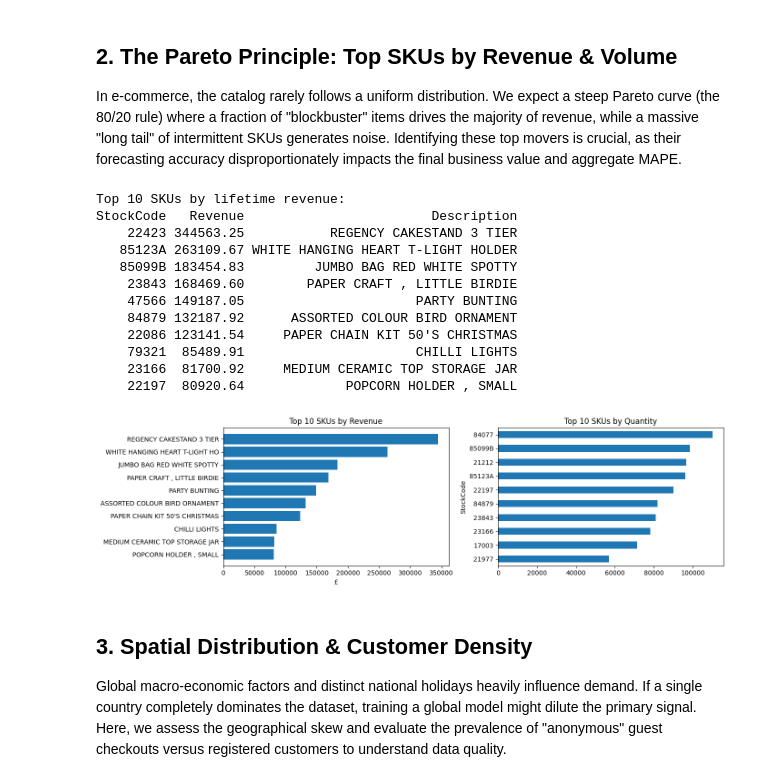
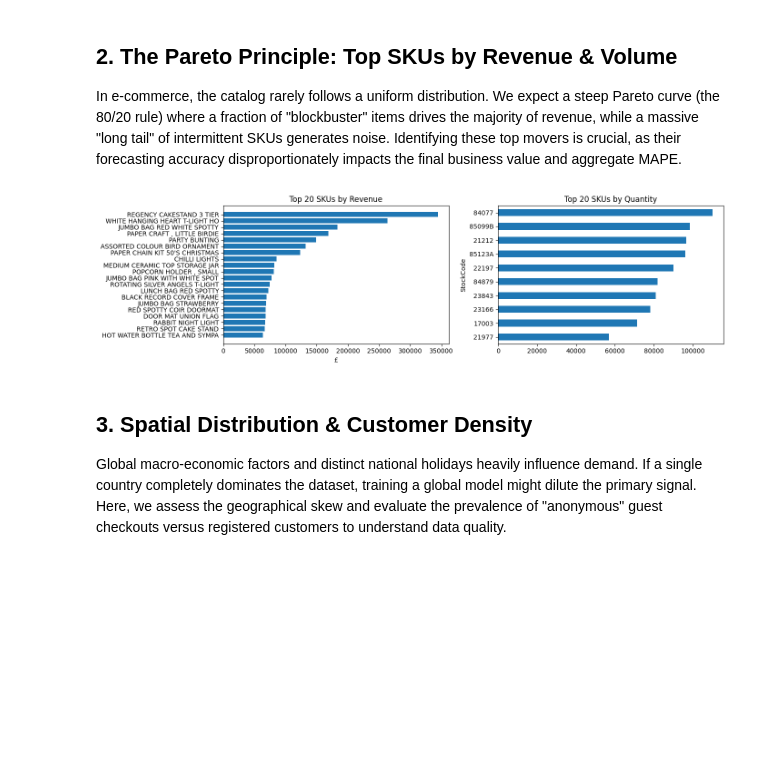
Before and after one commit to fede-giorgi/forecasting-retail, a Jupyter notebook: notebooks/eda_playground.ipynb, the cells around one changed output. Drawn from its saved outputs; the diff is of its cells as text; code cells hidden in the pictures; blank space fills up the shorter version.

```diff
--- a/notebooks/eda_playground.ipynb
+++ b/notebooks/eda_playground.ipynb
@@ -67,36 +67,22 @@ Identifying these top movers is crucial, as their forecasting accuracy dispropor
 # %%
 weekly = aggregate_weekly_sku(sales)
 by_rev = weekly.groupby('StockCode')['Revenue'].sum().sort_values(ascending=False)
 by_vol = weekly.groupby('StockCode')['Quantity'].sum().sort_values(ascending=False)
 
-top_rev = by_rev.head(10).reset_index()
+top_rev = by_rev.head(20).reset_index()
 top_rev = top_rev.merge(
     sales.groupby('StockCode')['Description'].first().reset_index(),
     on='StockCode'
 )
-print("Top 10 SKUs by lifetime revenue:")
-print(top_rev.to_string(index=False))
 
 fig, ax = plt.subplots(1, 2, figsize=(14, 4))
 ax[0].barh(top_rev['Description'].str[:30][::-1], top_rev['Revenue'][::-1])
-ax[0].set_title('Top 10 SKUs by Revenue'); ax[0].set_xlabel('£')
+ax[0].set_title('Top 20 SKUs by Revenue'); ax[0].set_xlabel('£')
 by_vol.head(10).plot.barh(ax=ax[1])
-ax[1].set_title('Top 10 SKUs by Quantity'); ax[1].invert_yaxis()
+ax[1].set_title('Top 20 SKUs by Quantity'); ax[1].invert_yaxis()
 plt.tight_layout(); plt.show()
 # %% [output]
-Top 10 SKUs by lifetime revenue:
-StockCode   Revenue                        Description
-    22423 344563.25           REGENCY CAKESTAND 3 TIER
-   85123A 263109.67 WHITE HANGING HEART T-LIGHT HOLDER
-   85099B 183454.83         JUMBO BAG RED WHITE SPOTTY
-    23843 168469.60        PAPER CRAFT , LITTLE BIRDIE
-    47566 149187.05                      PARTY BUNTING
-    84879 132187.92      ASSORTED COLOUR BIRD ORNAMENT
-    22086 123141.54     PAPER CHAIN KIT 50'S CHRISTMAS
-    79321  85489.91                      CHILLI LIGHTS
-    23166  81700.92     MEDIUM CERAMIC TOP STORAGE JAR
-    22197  80920.64             POPCORN HOLDER , SMALL
-[figure, old version]
+[figure, new version]
 # %% [markdown]
 ## 3. Spatial Distribution & Customer Density
 
```
Also changed, not shown: 15 other files.
